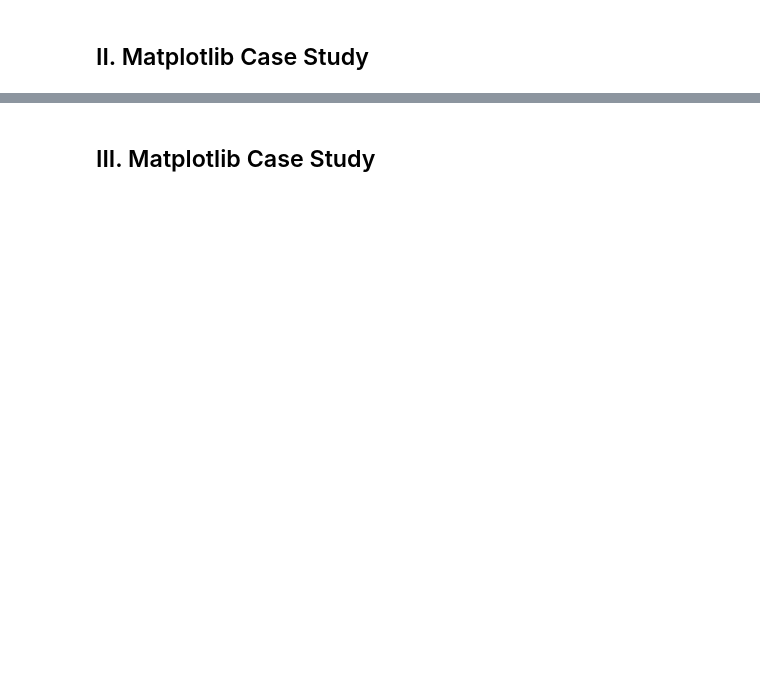
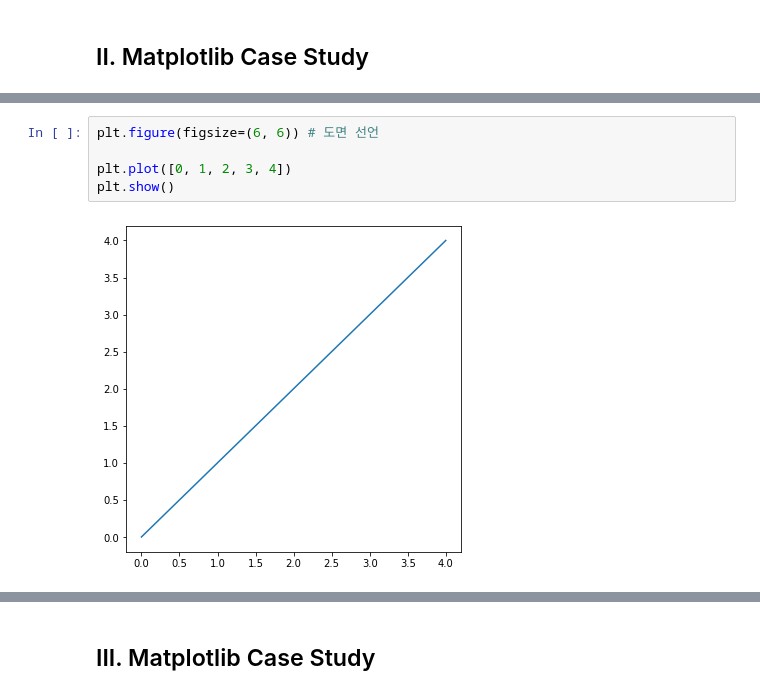
Before and after one commit to Paul-scpark/AI-dev-course, a Jupyter notebook: 3주차/04_1_파이썬_그래프_그리기_matplotlib.ipynb, the cells around one changed output, grey strips where cells are left out. Drawn from its saved outputs; the diff is of its cells as text; blank space fills up the shorter version.

```diff
--- a/3주차/04_1_파이썬_그래프_그리기_matplotlib.ipynb
+++ b/3주차/04_1_파이썬_그래프_그리기_matplotlib.ipynb
@@ -31,0 +45,7 @@
+# %%
+plt.figure(figsize=(6, 6)) # 도면 선언
+
+plt.plot([0, 1, 2, 3, 4])
+plt.show()
+# %% [output]
+[figure, added]
```
Also changed, not shown: parts of 27 cells of this notebook.
